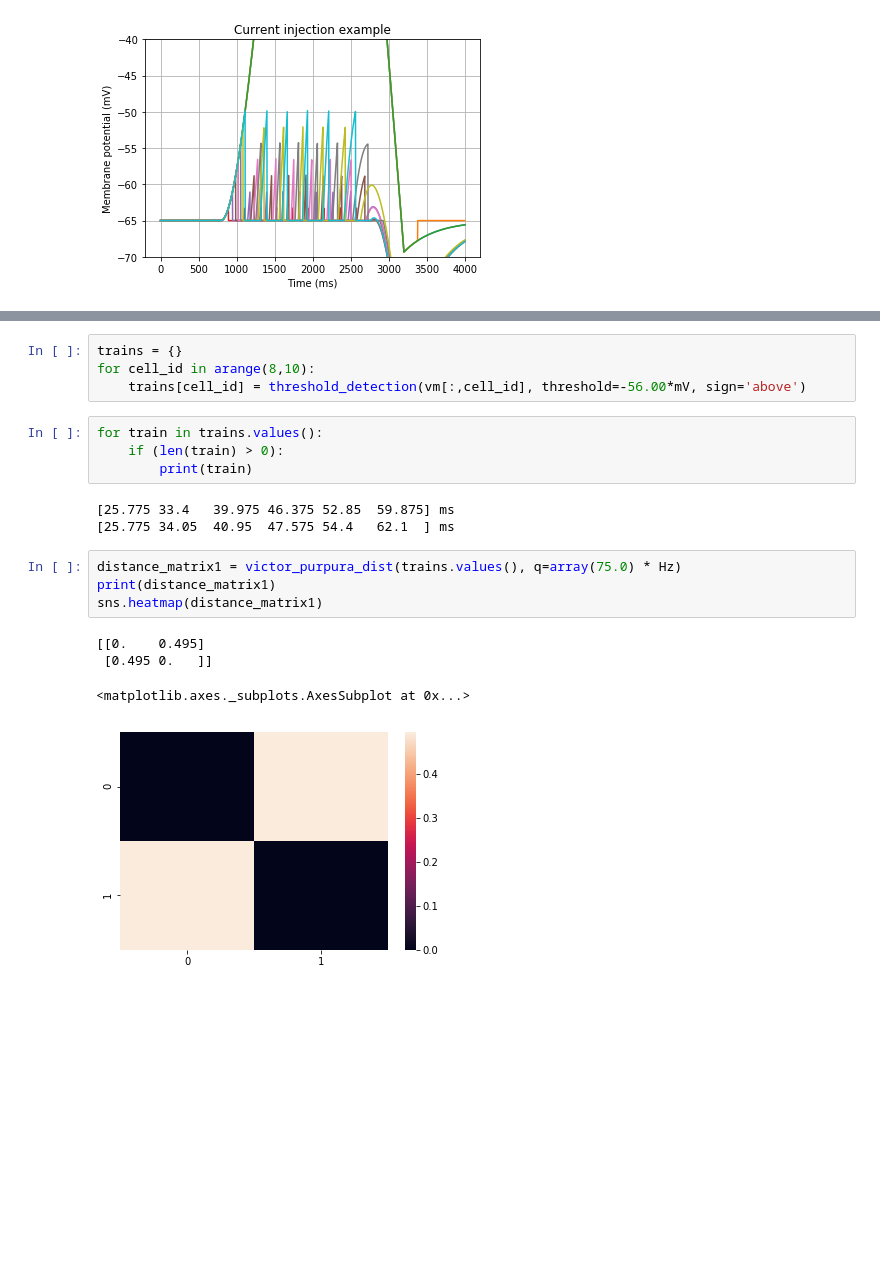
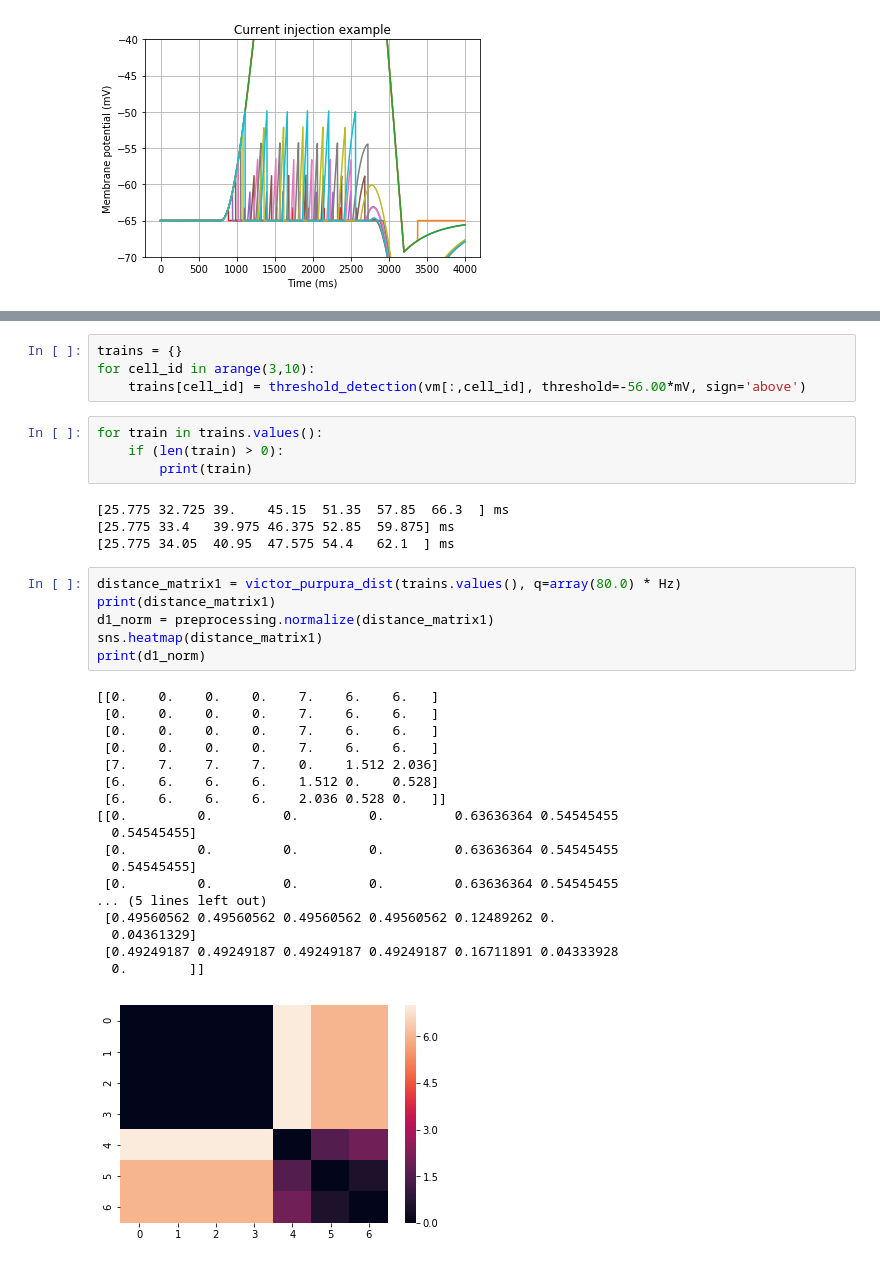
Before and after one commit to xhenes/optimality, a Jupyter notebook: AC-LIF.ipynb, the cells around one changed output, grey strips where cells are left out. Cells and saved outputs as stored; diff of their text form; blank space fills up the shorter version.

Commit message:
Add files via upload
Worked on scoring and still trying to figure out how to replace a value in an array through for loop

```diff
--- a/AC-LIF.ipynb
+++ b/AC-LIF.ipynb
@@ -99,22 +120,39 @@ sns.heatmap(cvm.T)
 # %%
 trains = {}
-for cell_id in arange(8,10):
+for cell_id in arange(3,10):
     trains[cell_id] = threshold_detection(vm[:,cell_id], threshold=-56.00*mV, sign='above')
 # %%
 for train in trains.values():
     if (len(train) > 0):
         print(train)
 # %% [output]
+[25.775 32.725 39.    45.15  51.35  57.85  66.3  ] ms
 [25.775 33.4   39.975 46.375 52.85  59.875] ms
 [25.775 34.05  40.95  47.575 54.4   62.1  ] ms
 # %%
-distance_matrix1 = victor_purpura_dist(trains.values(), q=array(75.0) * Hz)
+distance_matrix1 = victor_purpura_dist(trains.values(), q=array(80.0) * Hz)
 print(distance_matrix1)
+d1_norm = preprocessing.normalize(distance_matrix1)
 sns.heatmap(distance_matrix1)
+print(d1_norm)
 # %% [output]
-[[0.    0.495]
- [0.495 0.   ]]
+[[0.    0.    0.    0.    7.    6.    6.   ]
+ [0.    0.    0.    0.    7.    6.    6.   ]
+ [0.    0.    0.    0.    7.    6.    6.   ]
+ [0.    0.    0.    0.    7.    6.    6.   ]
+ [7.    7.    7.    7.    0.    1.512 2.036]
+ [6.    6.    6.    6.    1.512 0.    0.528]
+ [6.    6.    6.    6.    2.036 0.528 0.   ]]
+[[0.         0.         0.         0.         0.63636364 0.54545455
+  0.54545455]
+ [0.         0.         0.         0.         0.63636364 0.54545455
+  0.54545455]
+ [0.         0.         0.         0.         0.63636364 0.54545455
+... (5 lines left out)
+ [0.49560562 0.49560562 0.49560562 0.49560562 0.12489262 0.
+  0.04361329]
+ [0.49249187 0.49249187 0.49249187 0.49249187 0.16711891 0.04333928
+  0.        ]]
-<matplotlib.axes._subplots.AxesSubplot at 0x...>
-[figure, old version]
+[figure, new version]
 # %%
 trains[8].dimensionality.simplified
```
Also changed, not shown: parts of 17 cells of this notebook.
